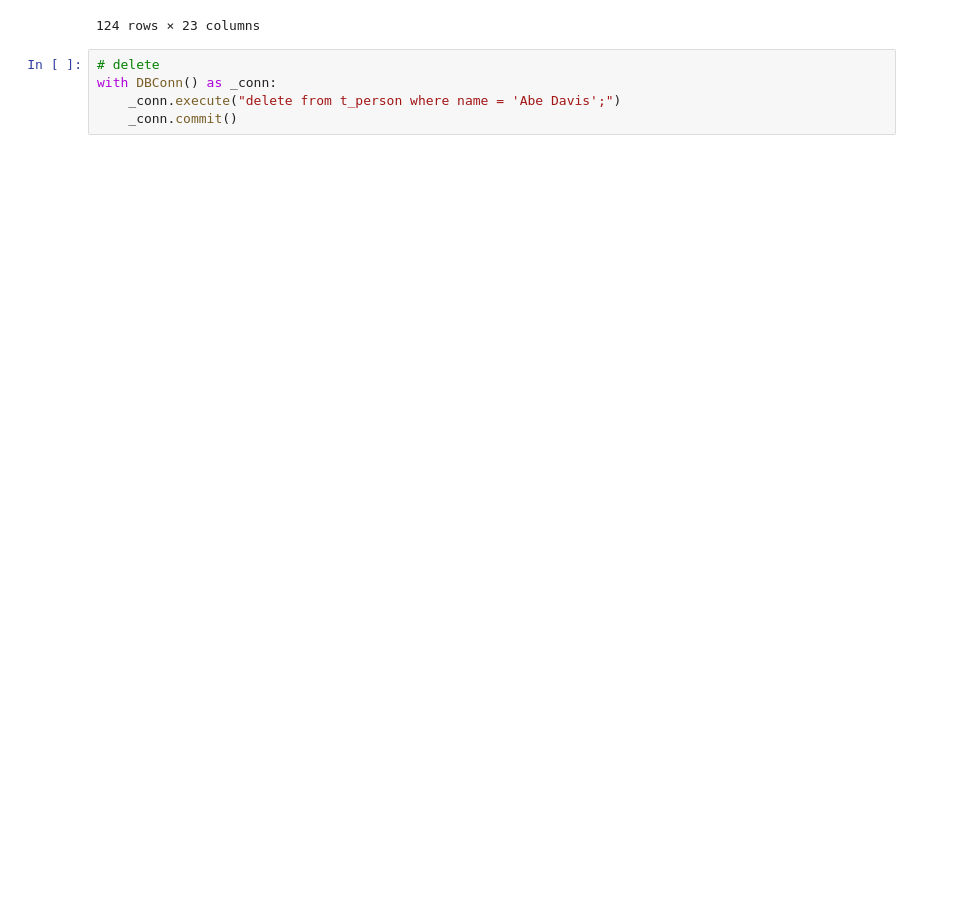
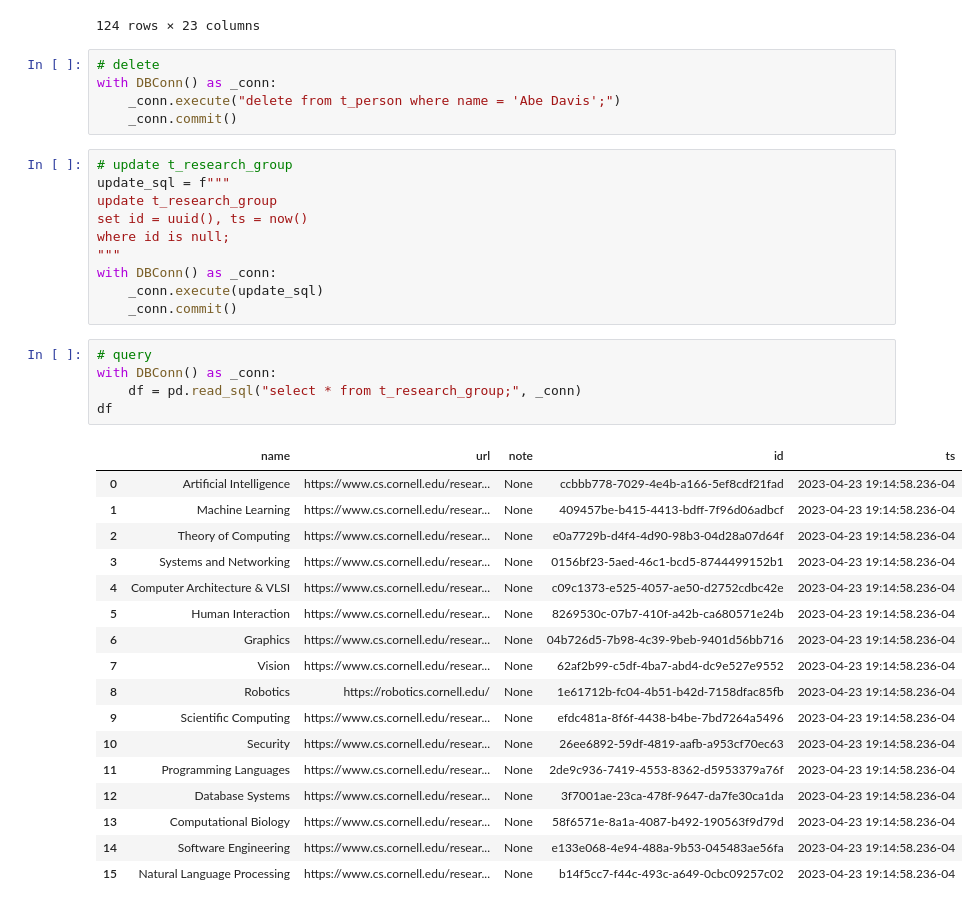
Before and after one commit to wgong/cs-faculty, a Jupyter notebook: app/merge_faculty_person.ipynb, the cells around one changed output. Cells and saved outputs as stored; diff of their text form; blank space fills up the shorter version.

Commit message:
update team, research group

```diff
--- a/app/merge_faculty_person.ipynb
+++ b/app/merge_faculty_person.ipynb
@@ -263,3 +263,36 @@ df
 with DBConn() as _conn:
     _conn.execute("delete from t_person where name = 'Abe Davis';")
     _conn.commit()
+# %%
+# update t_research_group
+update_sql = f"""
+update t_research_group
+set id = uuid(), ts = now()
+where id is null;
+"""
+with DBConn() as _conn:
+    _conn.execute(update_sql)
+    _conn.commit()
+# %%
+# query
+with DBConn() as _conn:
+    df = pd.read_sql("select * from t_research_group;", _conn)
+df
+# %% [output]
+|  | name | url | note | id | ts |
+| 0 | Artificial Intelligence | https://www.cs.cornell.edu/resear... | None | ccbbb778-7029-4e4b-a166-5ef8cdf21fad | 2023-04-23 19:14:58.236-04 |
+| 1 | Machine Learning | https://www.cs.cornell.edu/resear... | None | 409457be-b415-4413-bdff-7f96d06adbcf | 2023-04-23 19:14:58.236-04 |
+| 2 | Theory of Computing | https://www.cs.cornell.edu/resear... | None | e0a7729b-d4f4-4d90-98b3-04d28a07d64f | 2023-04-23 19:14:58.236-04 |
+| 3 | Systems and Networking | https://www.cs.cornell.edu/resear... | None | 0156bf23-5aed-46c1-bcd5-8744499152b1 | 2023-04-23 19:14:58.236-04 |
+| 4 | Computer Architecture & VLSI | https://www.cs.cornell.edu/resear... | None | c09c1373-e525-4057-ae50-d2752cdbc42e | 2023-04-23 19:14:58.236-04 |
+| 5 | Human Interaction | https://www.cs.cornell.edu/resear... | None | 8269530c-07b7-410f-a42b-ca680571e24b | 2023-04-23 19:14:58.236-04 |
+| 6 | Graphics | https://www.cs.cornell.edu/resear... | None | 04b726d5-7b98-4c39-9beb-9401d56bb716 | 2023-04-23 19:14:58.236-04 |
+| 7 | Vision | https://www.cs.cornell.edu/resear... | None | 62af2b99-c5df-4ba7-abd4-dc9e527e9552 | 2023-04-23 19:14:58.236-04 |
+| 8 | Robotics | https://robotics.cornell.edu/ | None | 1e61712b-fc04-4b51-b42d-7158dfac85fb | 2023-04-23 19:14:58.236-04 |
+| 9 | Scientific Computing | https://www.cs.cornell.edu/resear... | None | efdc481a-8f6f-4438-b4be-7bd7264a5496 | 2023-04-23 19:14:58.236-04 |
+| 10 | Security | https://www.cs.cornell.edu/resear... | None | 26ee6892-59df-4819-aafb-a953cf70ec63 | 2023-04-23 19:14:58.236-04 |
+| 11 | Programming Languages | https://www.cs.cornell.edu/resear... | None | 2de9c936-7419-4553-8362-d5953379a76f | 2023-04-23 19:14:58.236-04 |
+| 12 | Database Systems | https://www.cs.cornell.edu/resear... | None | 3f7001ae-23ca-478f-9647-da7fe30ca1da | 2023-04-23 19:14:58.236-04 |
+| 13 | Computational Biology | https://www.cs.cornell.edu/resear... | None | 58f6571e-8a1a-4087-b492-190563f9d79d | 2023-04-23 19:14:58.236-04 |
+| 14 | Software Engineering | https://www.cs.cornell.edu/resear... | None | e133e068-4e94-488a-9b53-045483ae56fa | 2023-04-23 19:14:58.236-04 |
+| 15 | Natural Language Processing | https://www.cs.cornell.edu/resear... | None | b14f5cc7-f44c-493c-a649-0cbc09257c02 | 2023-04-23 19:14:58.236-04 |
```
Also changed, not shown: 9 other files.
